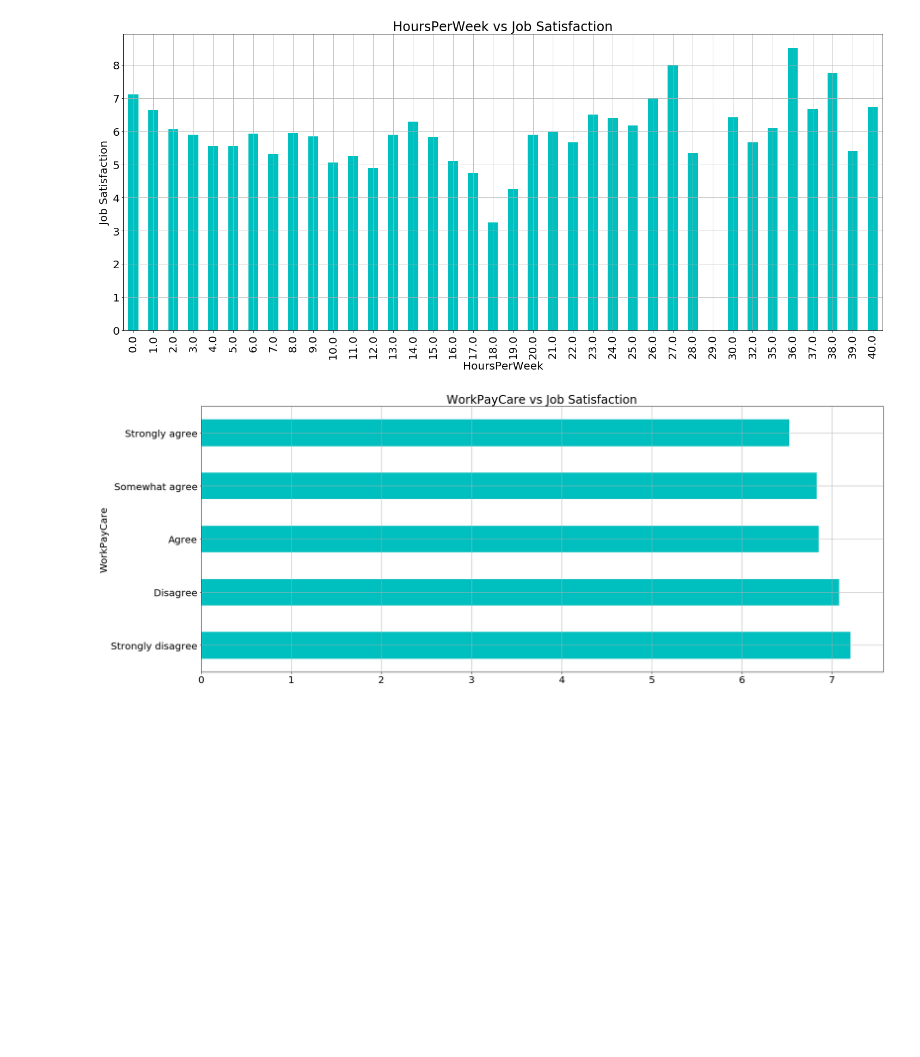
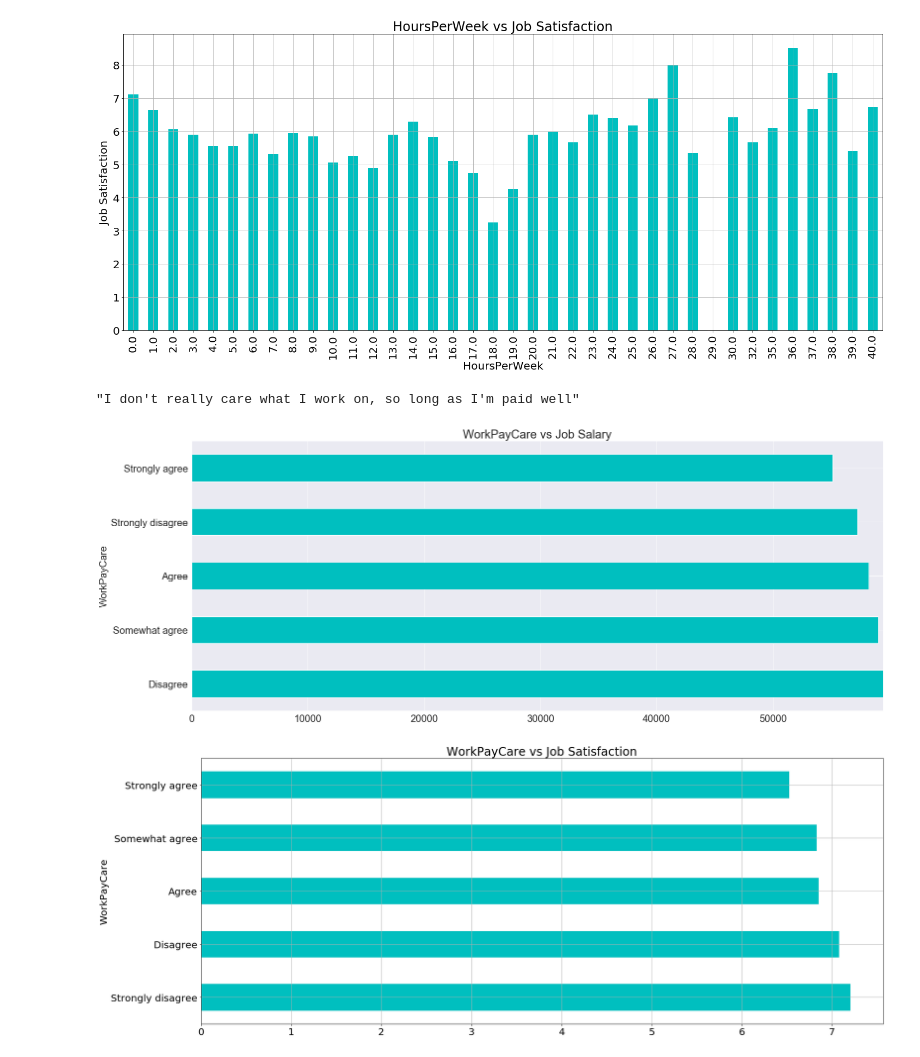
Before and after one commit to raahula/Stack-Overflow-data-2017_Survey, a Jupyter notebook: Analysis.ipynb, the cells around one changed output. Drawn from its saved outputs; the diff is of its cells as text; code cells hidden in the pictures; blank space fills up the shorter version.

```diff
--- a/Analysis.ipynb
+++ b/Analysis.ipynb
@@ -146,6 +184,16 @@ HoursPerWeek=df.groupby(['HoursPerWeek']).mean()['JobSatisfaction'].dropna()
 plots_series(HoursPerWeek, 'HoursPerWeek vs Job Satisfaction', 'Job Satisfaction', 'bar', 90, 20)
 # %% [output]
 [figure]
+# %%
+get_description('WorkPayCare')
+# %% [output]
+"I don't really care what I work on, so long as I'm paid well"
+# %%
+WorkPayCare_S=df.groupby(['WorkPayCare']).mean()['Salary'].sort_values(ascending = False).dropna()
+# %%
+plots_series(WorkPayCare_S, 'WorkPayCare vs Job Salary', 'WorkPayCare', 'barh', 0, 20)
+# %% [output]
+[figure, added]
 # %%
 WorkPayCare=df.groupby(['WorkPayCare']).mean()['JobSatisfaction'].sort_values(ascending = False).dropna()
 # %%
```
Also changed, not shown: parts of 19 cells of this notebook.
